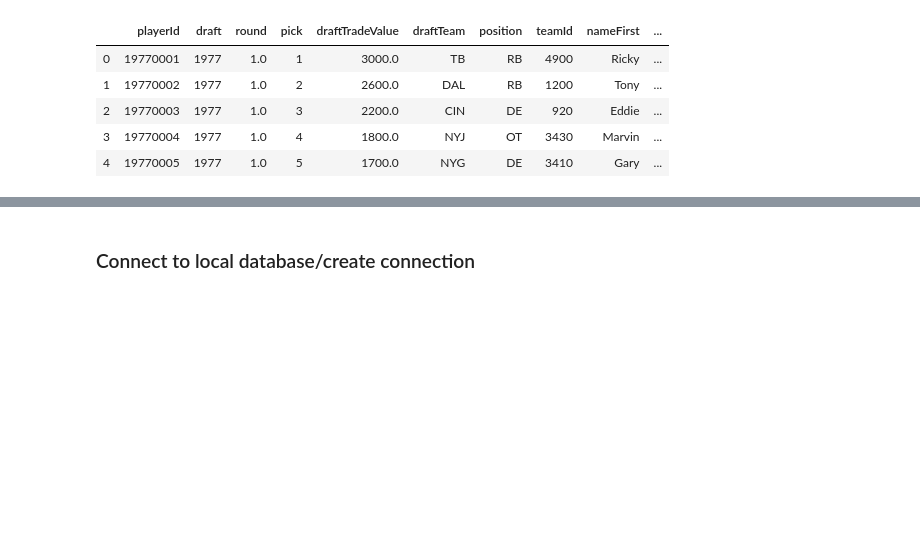
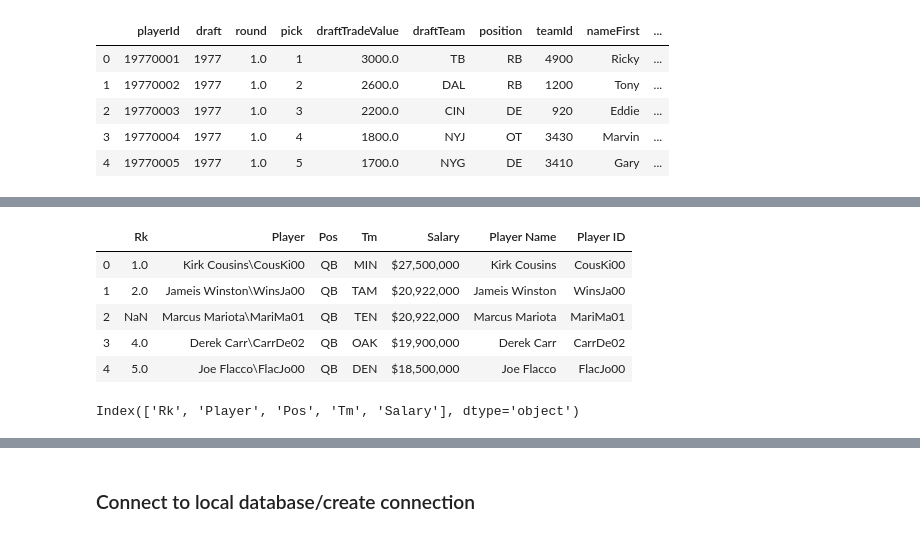
Before and after one commit to paholland/ETL_Project, a Jupyter notebook: Team_ETL.ipynb, the cells around one changed output, grey strips where cells are left out. Cells and saved outputs as stored; diff of their text form; code cells hidden in the pictures; blank space fills up the shorter version.

```diff
--- a/Team_ETL.ipynb
+++ b/Team_ETL.ipynb
@@ -157,0 +216,14 @@ new_data_df2.head()
+# %%
+data_df6[['Player Name','Player ID']] = data_df6.Player.str.split('\\',expand=True,)
+data_df6.head()
+# %% [output]
+|  | Rk | Player | Pos | Tm | Salary | Player Name | Player ID |
+| 0 | 1.0 | Kirk Cousins\CousKi00 | QB | MIN | $27,500,000 | Kirk Cousins | CousKi00 |
+| 1 | 2.0 | Jameis Winston\WinsJa00 | QB | TAM | $20,922,000 | Jameis Winston | WinsJa00 |
+| 2 | NaN | Marcus Mariota\MariMa01 | QB | TEN | $20,922,000 | Marcus Mariota | MariMa01 |
+| 3 | 4.0 | Derek Carr\CarrDe02 | QB | OAK | $19,900,000 | Derek Carr | CarrDe02 |
+| 4 | 5.0 | Joe Flacco\FlacJo00 | QB | DEN | $18,500,000 | Joe Flacco | FlacJo00 |
+# %%
+data_df6.columns
+# %% [output]
+Index(['Rk', 'Player', 'Pos', 'Tm', 'Salary'], dtype='object')
```
Also changed, not shown: parts of 16 cells of this notebook.
